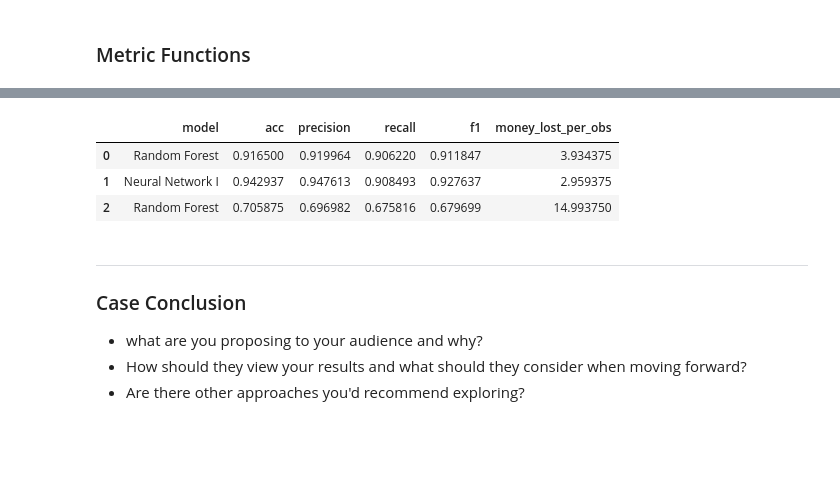
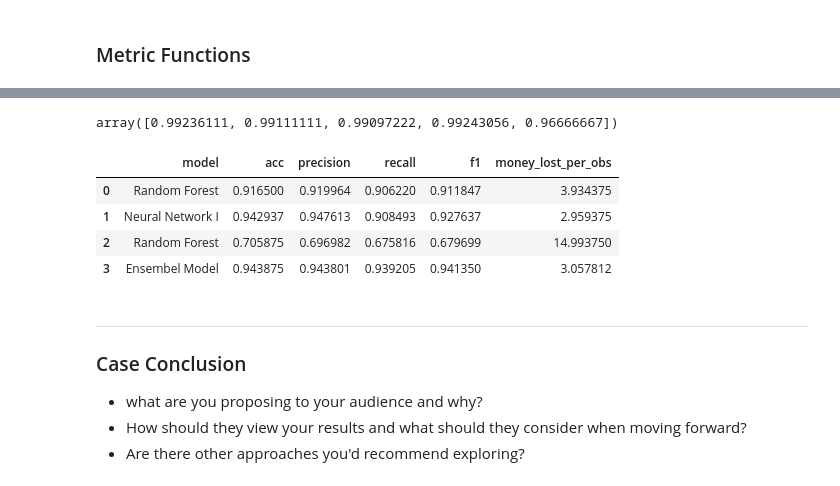
Before and after one commit to JosephLazarus/QTW, a Jupyter notebook: Case Study 7/CaseStudy7_Final.ipynb, the cells around one changed output, grey strips where cells are left out. Saved outputs shown, nothing was run; the diff lists cells and outputs as text; code cells hidden in the pictures; blank space fills up the shorter version.

```diff
--- a/Case Study 7/CaseStudy7_Final.ipynb
+++ b/Case Study 7/CaseStudy7_Final.ipynb
@@ -661,0 +767,6 @@ Mean Money Lost per Observation =  -15.243055555555554
+# %%
+rf_pred_train = cross_val_predict(rf_model, X_train_, y_train, cv=5, method='predict_proba')
+rf_pred_test = cross_val_predict(rf_model, X_test_, y_test, cv=5, method='predict_proba')
+# %%
+nn_pred_train = nn.predict(X_train_)
+nn_pred_test = nn.predict(X_test_)
@@ -661,0 +776,5 @@ Mean Money Lost per Observation =  -15.243055555555554
+# %%
+ensemble_train = pd.DataFrame()
+ensemble_train['rf'] = rf_pred_train[:,1]
+ensemble_train['nn'] = nn_pred_train
+ensemble_train.head()
@@ -661,0 +788,5 @@ Mean Money Lost per Observation =  -15.243055555555554
+# %%
+ensemble_test = pd.DataFrame()
+ensemble_test['rf'] = rf_pred_test[:,1]
+ensemble_test['nn'] = nn_pred_test
+ensemble_test.head()
@@ -662,17 +800,22 @@ Mean Money Lost per Observation =  -15.243055555555554
+# %%
+cross_val_score(lr_model, ensemble_train, y_train, cv=5, scoring='accuracy')
+# %% [output]
+array([0.99236111, 0.99111111, 0.99097222, 0.99243056, 0.96666667])
 # %%
-lr_model.fit(X_train_, y_train)
+lr_model.fit(ensemble_train, y_train)
 
-y_true, y_pred = y_test,  lr_model.predict(X_test_)
+y_true, y_pred = y_test, lr_model.predict(ensemble_test)
 report = classification_report(y_true, y_pred, output_dict=True)
 
-l = ['Random Forest', report['accuracy'], report['macro avg']['precision'], report['macro avg']['recall'], report['macro avg']['f1-score'], lost_per_obs(y_true, y_pred)]
-test_matrices.loc[len(test_matrices)] = l
+l2 = ['Ensembel Model', report['accuracy'], report['macro avg']['precision'], report['macro avg']['recall'], report['macro avg']['f1-score'], lost_per_obs(y_true, y_pred)]
+test_matrices.loc[len(test_matrices)] = l2
 test_matrices
 # %% [output]
 |  | model | acc | precision | recall | f1 | money_lost_per_obs |
 | 0 | Random Forest | 0.916500 | 0.919964 | 0.906220 | 0.911847 | 3.934375 |
 | 1 | Neural Network I | 0.942937 | 0.947613 | 0.908493 | 0.927637 | 2.959375 |
 | 2 | Random Forest | 0.705875 | 0.696982 | 0.675816 | 0.679699 | 14.993750 |
+| 3 | Ensembel Model | 0.943875 | 0.943801 | 0.939205 | 0.941350 | 3.057812 |
 # %%
 callback = tf.keras.callbacks.EarlyStopping(monitor='val_loss', patience=5)
 # This callback will stop the training when there is no improvement in the loss for three consecutive epochs.
```
Also changed, not shown: parts of 27 cells of this notebook.
